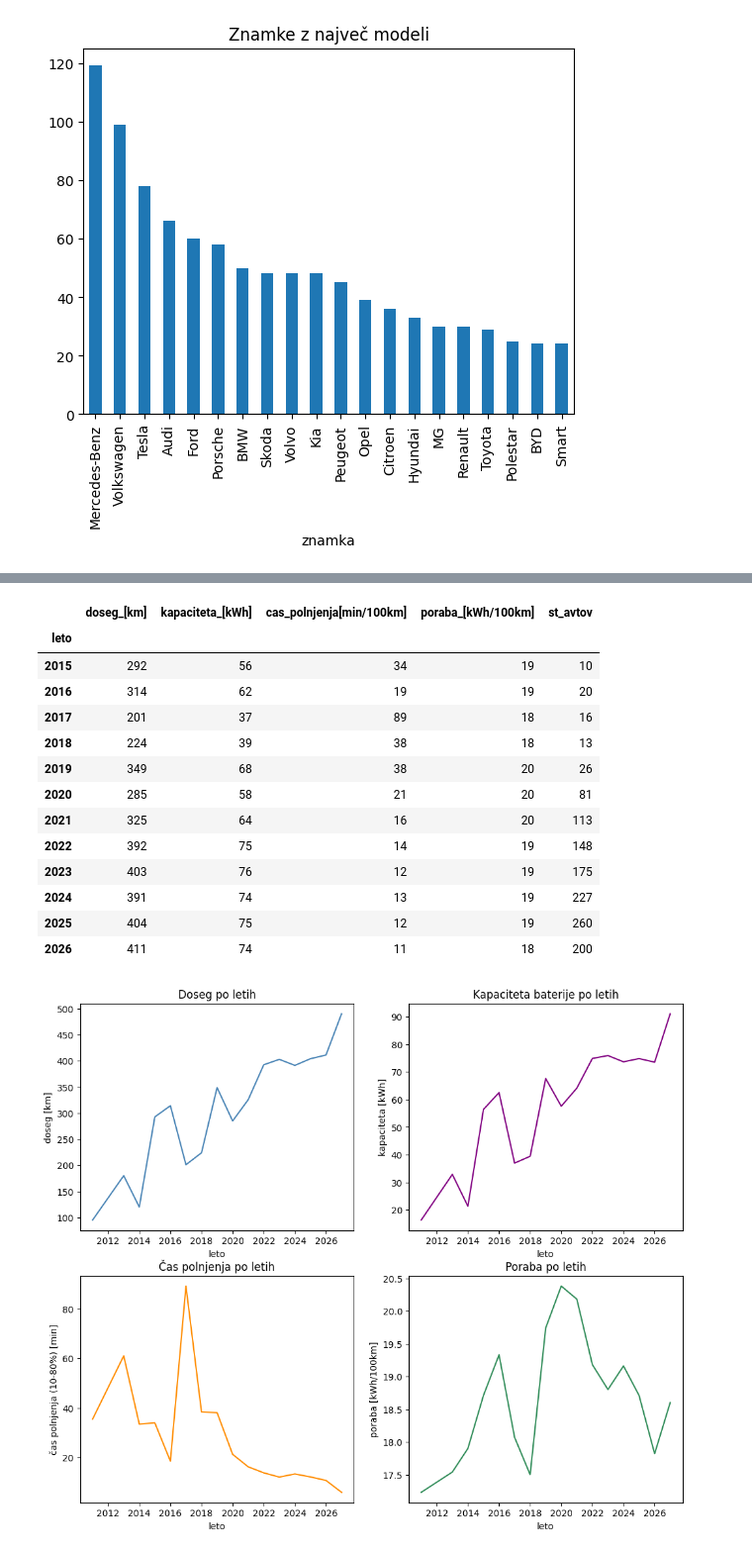
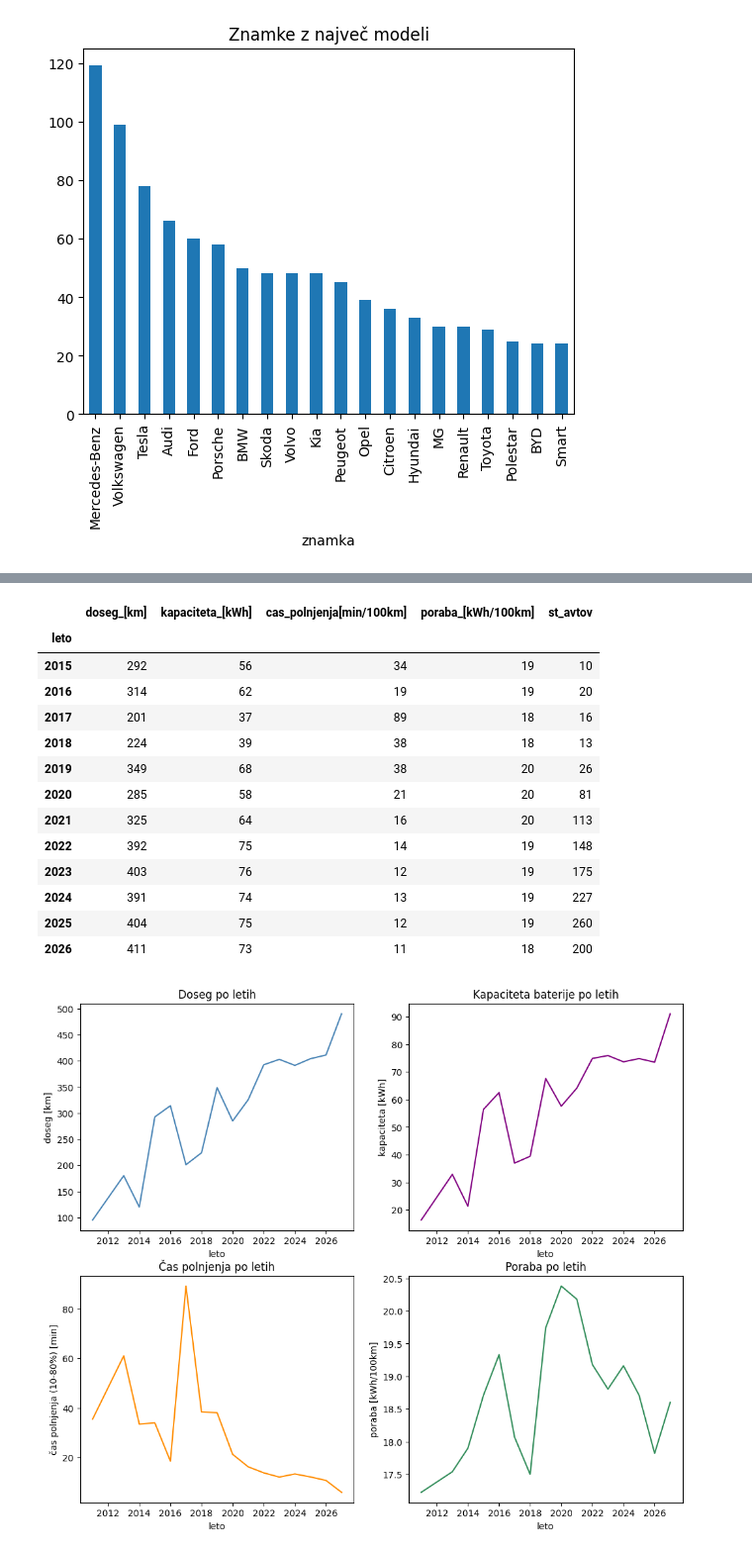
Before and after one commit to tincvek/elektricni-avtomobili-Tjasa, a Jupyter notebook: analiza.ipynb, the cells around one changed output, grey strips where cells are left out. Shown at 99% size. Saved outputs shown, nothing was run; the diff lists cells and outputs as text; code cells hidden in the pictures.

```diff
--- a/analiza.ipynb
+++ b/analiza.ipynb
@@ -2,9 +6,9 @@
 import pandas as pd
 
 
-pd.set_option("display.max_rows", 15)
+pd.set_option("display.max_rows", 20)
 pd.options.display.float_format = '{:,.0f}'.format
 
 %matplotlib inline
 
-AVTOMOBILI = pd.read_csv("podatki/avtomobili_csv")
+AVTOMOBILI = pd.read_csv("podatki/avtomobili.csv")
@@ -179,23 +217,23 @@ top20.plot.bar(title = "Znamke z največ modeli")
 # %%
-napredek_po_letih = AVTOMOBILI.groupby("leto")[ ["doseg_[km]", "kapaciteta_[kWh]", "cas_polnjenja[min/100km]", "poraba_[kWh/100km]"]].mean().round(2)
+napredek_po_letih = AVTOMOBILI.groupby("leto")[ ["doseg_[km]", "kapaciteta_[kWh]", "cas_polnjenja[min/100km]", "poraba_[kWh/100km]"]].mean()
 napredek_po_letih["st_avtov"] = AVTOMOBILI.groupby("leto").size()
 zanesljiva_leta = napredek_po_letih[napredek_po_letih["st_avtov"] >= 10]
 zanesljiva_leta
 # %% [output]
 |  | doseg_[km] | kapaciteta_[kWh] | cas_polnjenja[min/100km] | poraba_[kWh/100km] | st_avtov |
 | leto |  |  |  |  |  |
 | 2015 | 292 | 56 | 34 | 19 | 10 |
 | 2016 | 314 | 62 | 19 | 19 | 20 |
 | 2017 | 201 | 37 | 89 | 18 | 16 |
 | 2018 | 224 | 39 | 38 | 18 | 13 |
 | 2019 | 349 | 68 | 38 | 20 | 26 |
 | 2020 | 285 | 58 | 21 | 20 | 81 |
 | 2021 | 325 | 64 | 16 | 20 | 113 |
 | 2022 | 392 | 75 | 14 | 19 | 148 |
 | 2023 | 403 | 76 | 12 | 19 | 175 |
 | 2024 | 391 | 74 | 13 | 19 | 227 |
 | 2025 | 404 | 75 | 12 | 19 | 260 |
-| 2026 | 411 | 74 | 11 | 18 | 200 |
+| 2026 | 411 | 73 | 11 | 18 | 200 |
 # %%
 import matplotlib.pyplot as plt
 
```
Also changed, not shown: parts of 22 cells of this notebook, 6 other files.
